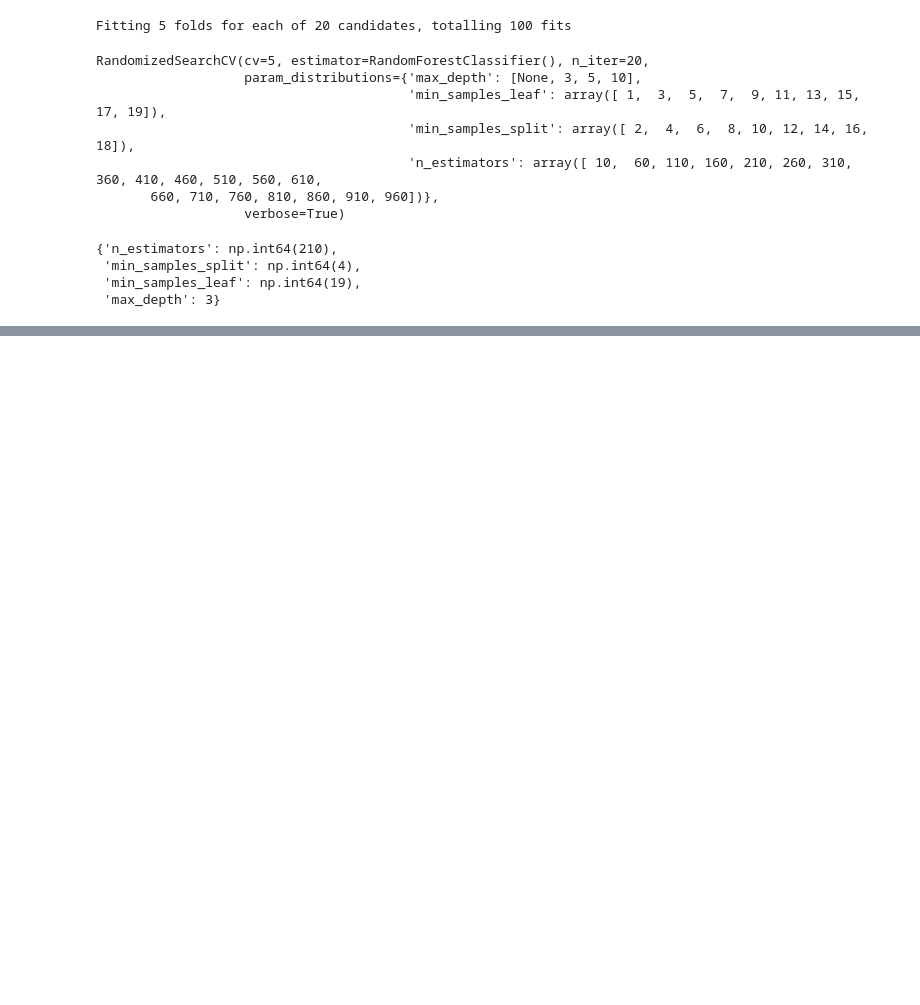
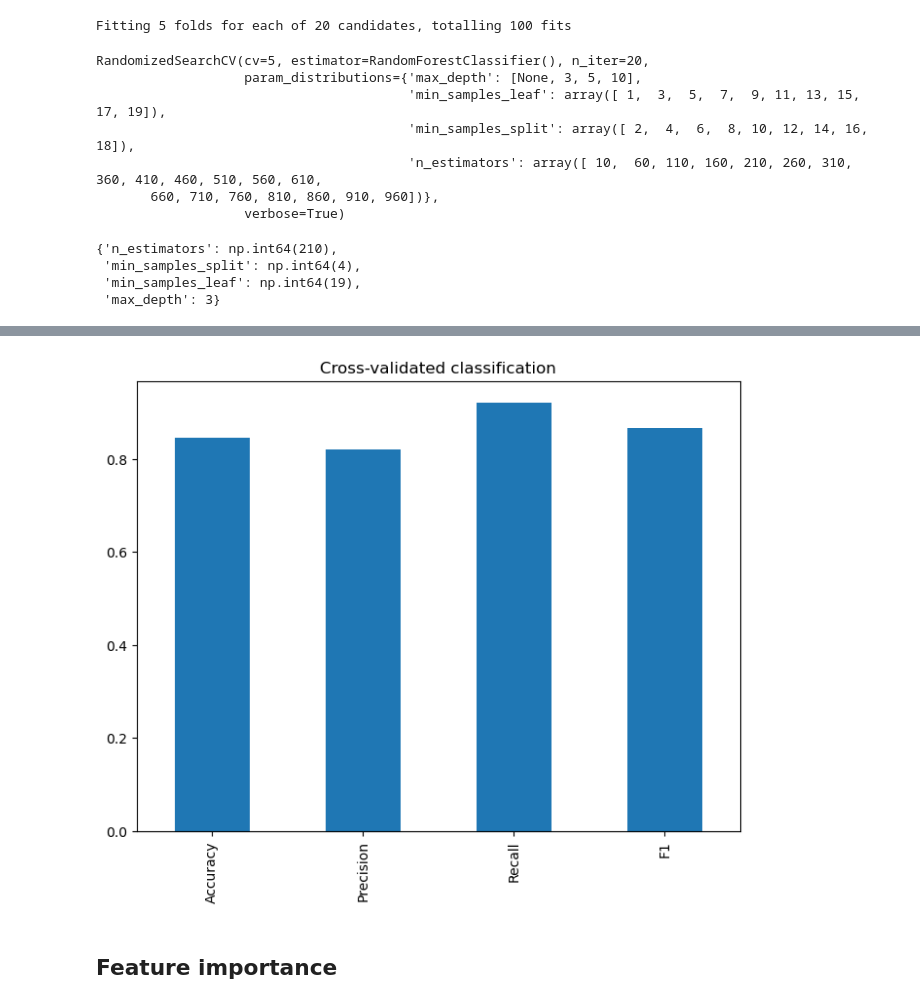
Before and after one commit to vold2emort/Heart-Disease-Classification, a Jupyter notebook: Heart_disease.ipynb, the cells around one changed output, grey strips where cells are left out. Saved outputs shown, nothing was run; the diff lists cells and outputs as text; code cells hidden in the pictures; blank space fills up the shorter version.

```diff
--- a/Heart_disease.ipynb
+++ b/Heart_disease.ipynb
@@ -587,0 +744,7 @@ tuned_rfc.best_params_
+# %%
+cv_metric.T.plot(kind='bar' ,title='Cross-validated classification', figsize=(8,6), legend=False)
+plt.show()
+# %% [output]
+[figure, added]
+# %% [markdown]
+## Feature importance
```
Also changed, not shown: parts of 29 cells of this notebook.
